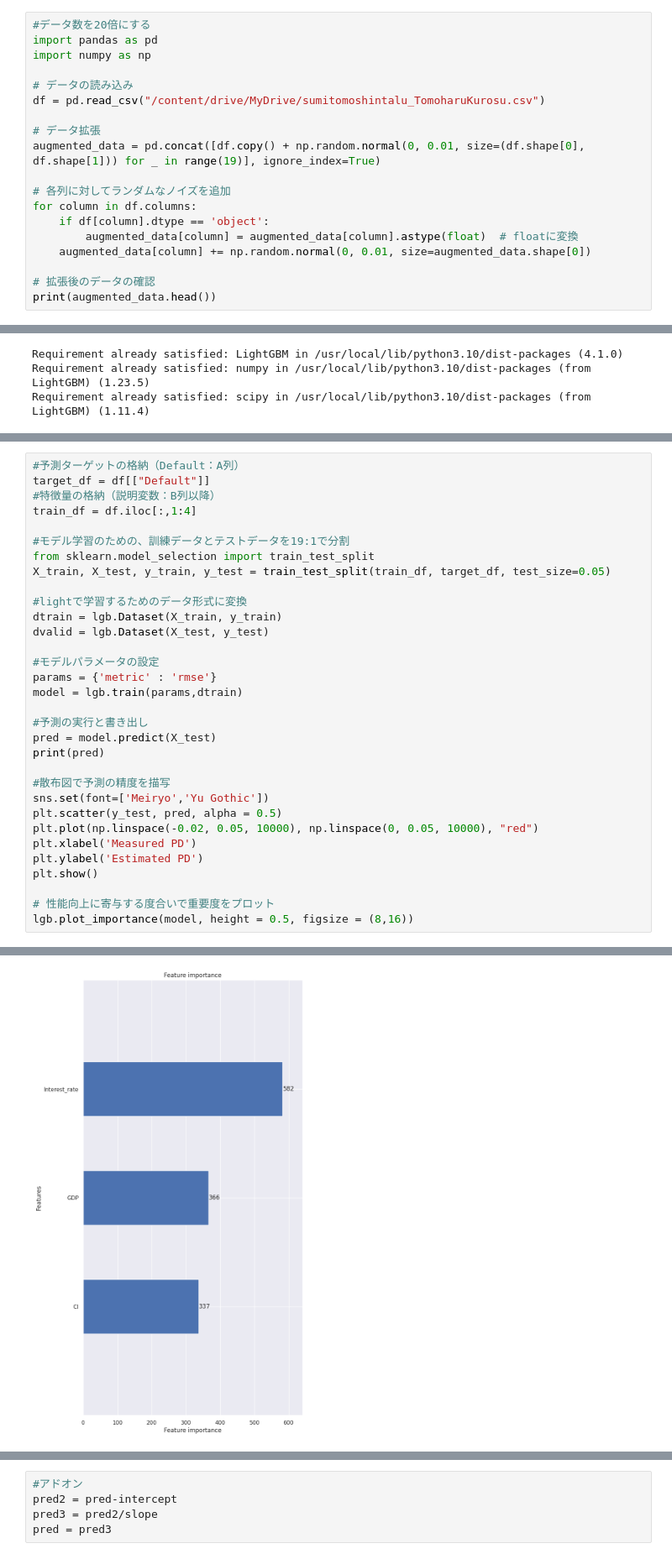
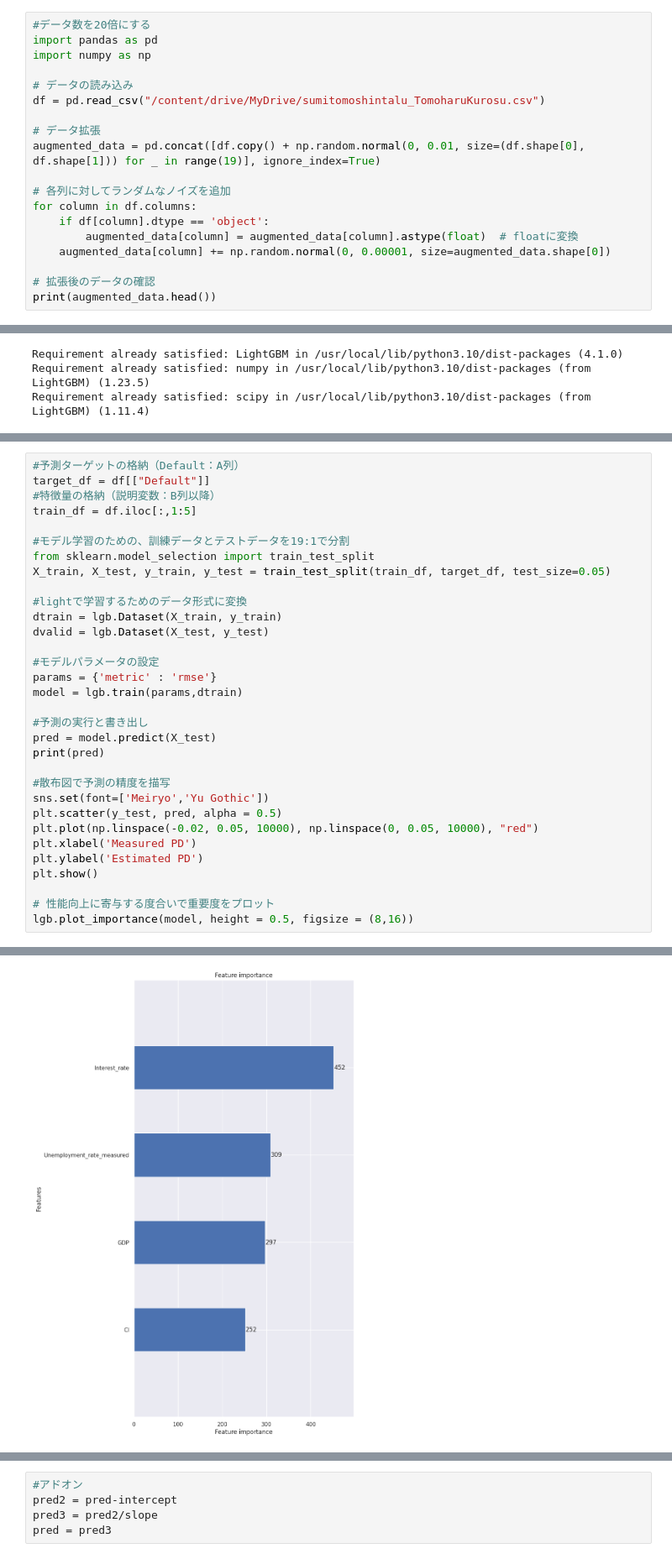
Before and after one commit to TomoharuKurosu/Tomoaharu_Kurosu_2023, a Jupyter notebook: 機械学習を用いたPD（デフォルトの確率）の算出.ipynb, the cells around one changed output, grey strips where cells are left out. Shown at 84% size. Drawn from its saved outputs; the diff is of its cells as text.

```diff
--- a/機械学習を用いたPD（デフォルトの確率）の算出.ipynb
+++ b/機械学習を用いたPD（デフォルトの確率）の算出.ipynb
@@ -44,7 +44,7 @@ augmented_data = pd.concat([df.copy() + np.random.normal(0, 0.01, size=(df.shape
 for column in df.columns:
     if df[column].dtype == 'object':
         augmented_data[column] = augmented_data[column].astype(float)  # floatに変換
-    augmented_data[column] += np.random.normal(0, 0.01, size=augmented_data.shape[0])
+    augmented_data[column] += np.random.normal(0, 0.00001, size=augmented_data.shape[0])
 
 # 拡張後のデータの確認
 print(augmented_data.head())
@@ -106,7 +106,7 @@ print(df)
 #予測ターゲットの格納（Default：A列）
 target_df = df[["Default"]]
 #特徴量の格納（説明変数：B列以降）
-train_df = df.iloc[:,1:4]
+train_df = df.iloc[:,1:5]
 
 #モデル学習のための、訓練データとテストデータを19:1で分割
 from sklearn.model_selection import train_test_split
@@ -191 +206 @@ WARNING:matplotlib.font_manager:findfont: Font family 'Yu Gothic' not found.
-[figure, old version]
+[figure, new version]
```
Also changed, not shown: parts of 9 cells of this notebook.
